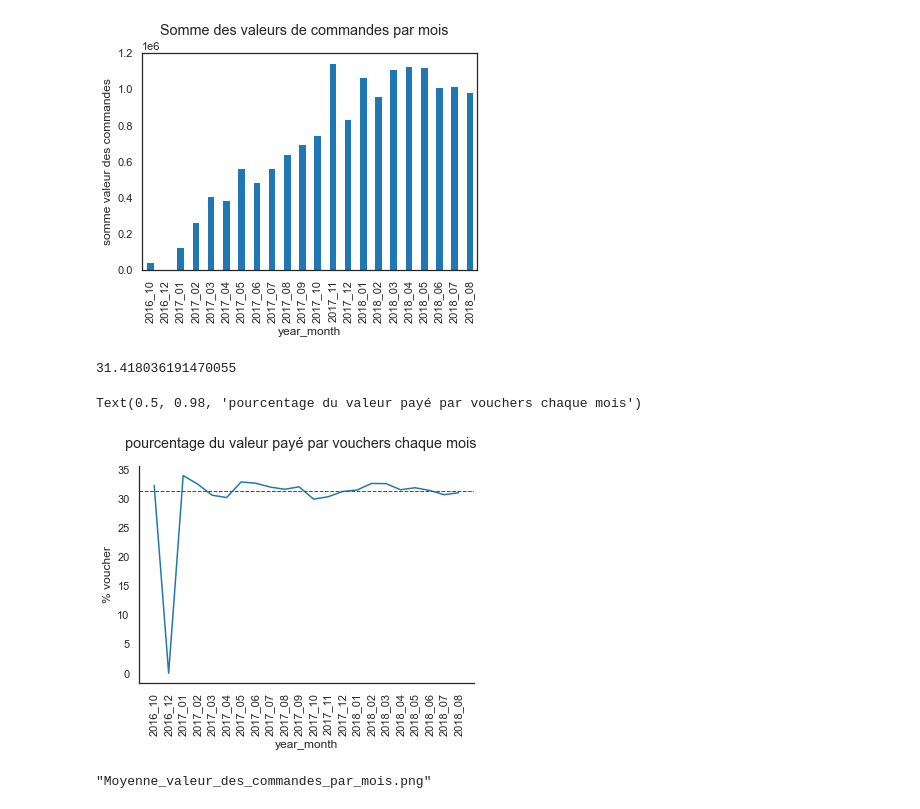
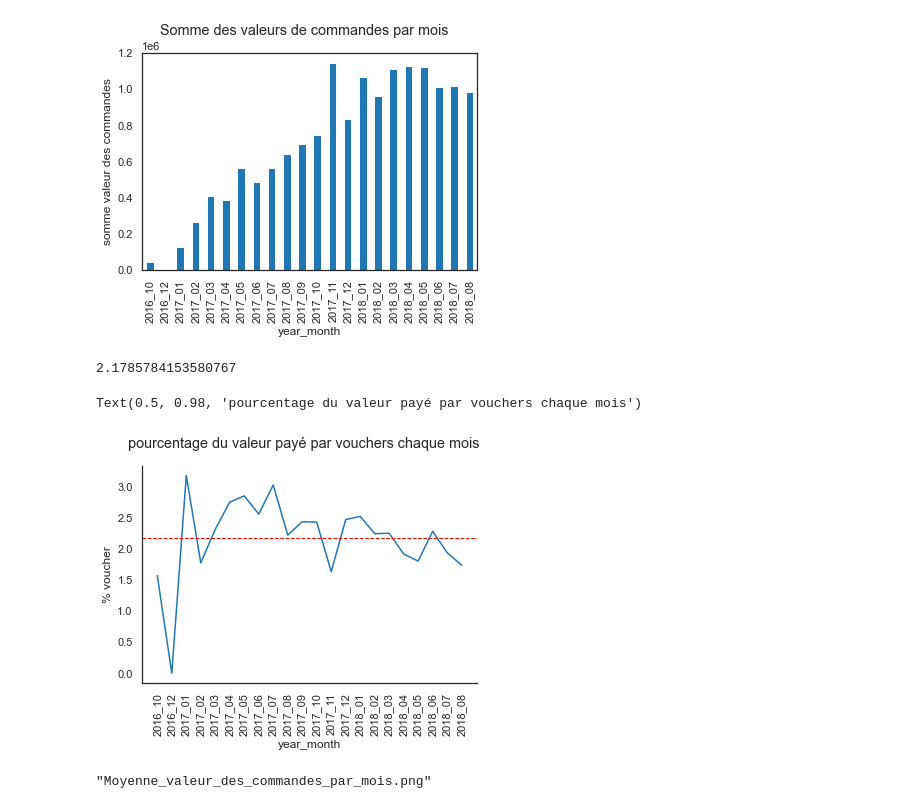
Before and after one commit to mrcreasey/oc-ds-p5-unsupervised-clustering, a Jupyter notebook: P5_01_analyse.ipynb, the cells around one changed output. Cells and saved outputs as stored; diff of their text form; code cells hidden in the pictures.

```diff
--- a/P5_01_analyse.ipynb
+++ b/P5_01_analyse.ipynb
@@ -223,6 +226,7 @@ if not os.path.exists(OUT_DIR):
 
 
 def load_dataset(set_name='customers'):
+    """shortcut to load olist datasets"""
     filename = f'{DATA_DIR}/olist_{set_name}_dataset.csv'
     df = pd.read_csv(filename)
     print(f'{set_name}.shape = {df.shape}; columns : {list(df.columns)}')
@@ -999,15 +1003,17 @@ order_reviews['review_nb_title'] = (
     order_reviews['review_comment_title'] != '').astype(float)
 
 
-def agg_join(x): return '; '.join(x)
+def agg_join_strings(x):
+    """join plusiers phrases d'un set ou list"""
+    return '; '.join(x)
 
 
 order_reviews_agg = order_reviews.groupby('order_id').agg({
     'review_score': 'mean',
     'review_nb_comments': 'sum',
     'review_nb_title': 'sum',
-    'review_comment_message': agg_join,
-    'review_comment_title': agg_join,
+    'review_comment_message': agg_join_strings,
+    'review_comment_title': agg_join_strings,
 }).reset_index()
 
 order_reviews_agg.sort_values(by='review_nb_title', ascending=False).head()
@@ -1053,7 +1059,14 @@ order_payments_piv = (pd.pivot_table(order_payments, index=['order_id'],
 print(order_payments_piv.shape)
 
 
-def agg_set(x): return ', '.join(sorted(list(set(x))))
+def agg_set(x):
+    """
+    aggregate set and convert to sorted list, separated by commas
+    can be applied to lists of lists
+    Example : ['c,a,b'  , 'f,a,d'] -> ['a,c,d,f']
+    """
+    set_str = ','.join(sorted(list(set(x))))
+    return ','.join(sorted(list(set(set_str.split(',')))))
 
 
 order_method = (order_payments.groupby('order_id').agg(
@@ -1686,7 +1708,8 @@ to_png()
 # %% [markdown]
 #### Commandes par mois, jour, jour de la semaine, heure du jour
 # %%
-def create_temporal_fields(df, datecol='order_purchase_timestamp'):
+def create_temporal_fields(df: pd.DataFrame, datecol='order_purchase_timestamp') -> pd.DataFrame:
+    """Add temporal fields hierarchy to a dataset"""
     df = df.copy()
     df['date'] = df[datecol].dt.date
     df['year'] = df[datecol].dt.year
@@ -1700,6 +1723,7 @@ def create_temporal_fields(df, datecol='order_purchase_timestamp'):
 
 
 def drop_temporal_fields(df):
+    """Remove temporal fields hierarchy from a dataset"""
     temp_cols = ['date', 'year', 'month', 'year_month',
                  'weekday', 'day_name', 'hour_of_day', 'time_of_day']
     cols_to_drop = list(set(temp_cols).intersect(set(df.columns)))
@@ -1757,23 +1781,23 @@ to_png()
 "Somme_des_valeurs_de_commandes_par_mois.png"
 [figure]
 # %%
-valeurs_par_mois = (commandes.groupby(['year_month', 'payment_type'])
+valeurs_par_mois = (commandes.groupby(['year_month'])
                     .agg({'voucher': 'sum', 'payment_value': 'sum'}).reset_index())
 
 valeurs_par_mois['% voucher'] = valeurs_par_mois['voucher'] / \
     valeurs_par_mois['payment_value']*100
 mean_val = valeurs_par_mois['% voucher'].mean()
 print(mean_val)
 
 sns.lineplot(data=valeurs_par_mois, x='year_month', y='% voucher', ci=None)
 sns.despine()
 plt.axhline(mean_val, color='red', linestyle='--', linewidth=1)
 plt.xticks(rotation=90)
 plt.suptitle('pourcentage du valeur payé par vouchers chaque mois')
 # %% [output]
-31.418036191470055
+2.1785784153580767
 Text(0.5, 0.98, 'pourcentage du valeur payé par vouchers chaque mois')
-[figure, old version]
+[figure, new version]
 # %%
 commandes.groupby(['year_month'])['payment_value'].mean().plot(kind='line')
 mean_val = commandes['payment_value'].mean()
```
Also changed, not shown: parts of 23 cells of this notebook, 1 other file.
